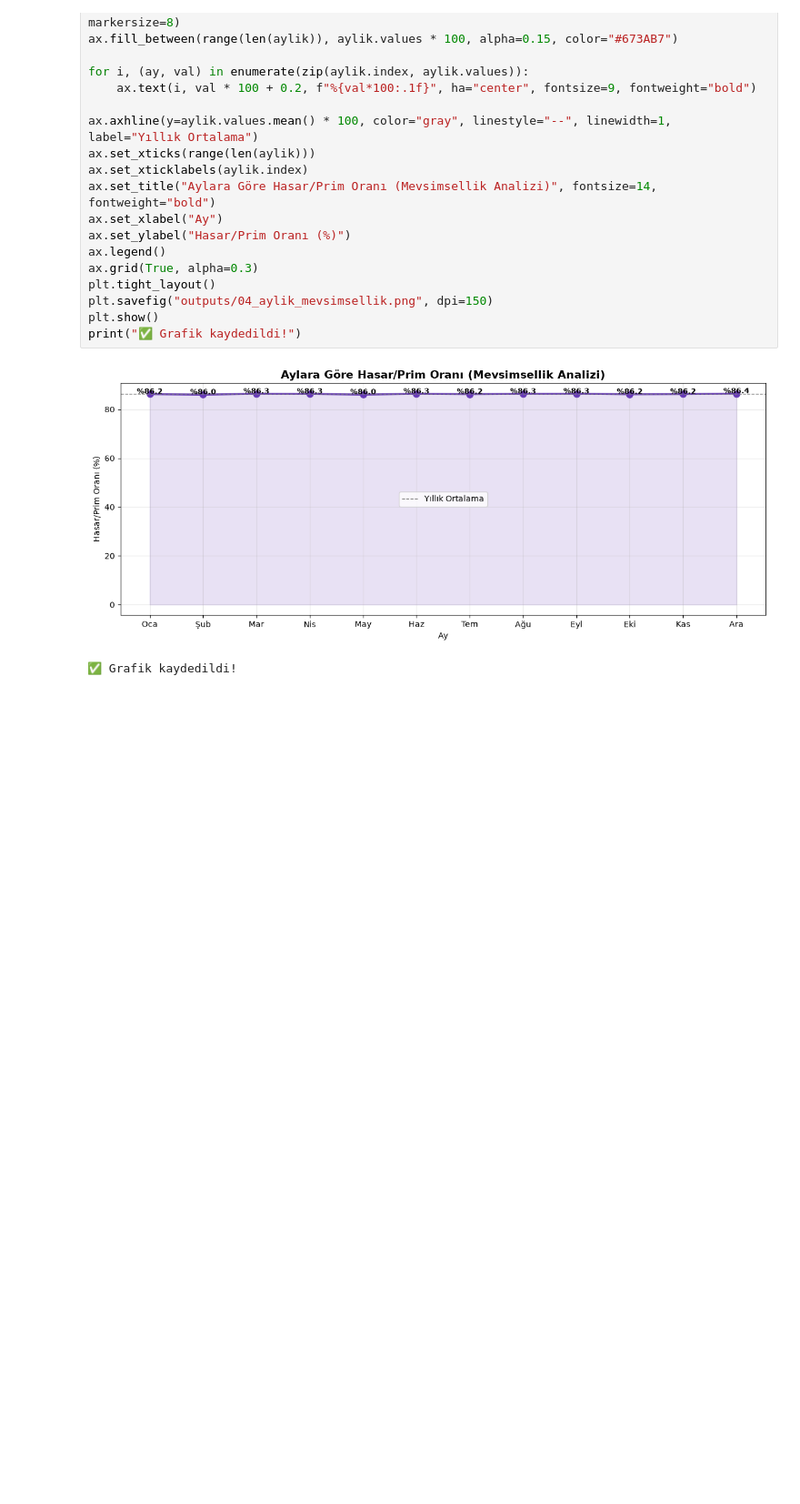
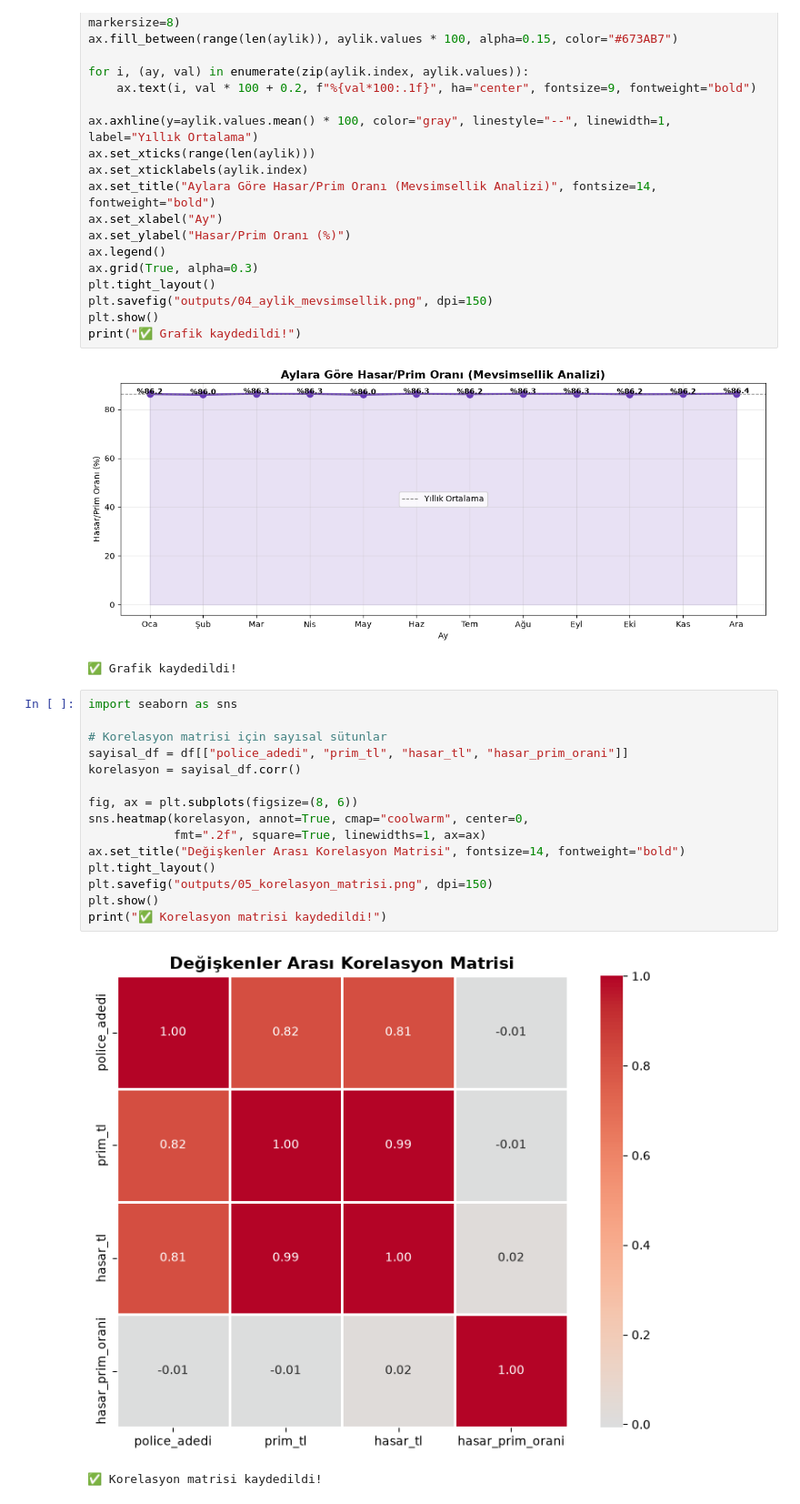
Before and after one commit to elifcakir1875/turkiye-trafik-sigortasi-analizi, a Jupyter notebook: notebooks/01_veri_analizi.ipynb, the cells around one changed output. Shown at 91% size. Saved outputs shown, nothing was run; the diff lists cells and outputs as text; blank space fills up the shorter version.

Commit message:
Korelasyon analizi, requirements.txt ve interaktif grafik eklendi

```diff
--- a/notebooks/01_veri_analizi.ipynb
+++ b/notebooks/01_veri_analizi.ipynb
@@ -318,3 +318,21 @@ print("✅ Grafik kaydedildi!")
 # %% [output]
 [figure]
 ✅ Grafik kaydedildi!
+# %%
+import seaborn as sns
+
+# Korelasyon matrisi için sayısal sütunlar
+sayisal_df = df[["police_adedi", "prim_tl", "hasar_tl", "hasar_prim_orani"]]
+korelasyon = sayisal_df.corr()
+
+fig, ax = plt.subplots(figsize=(8, 6))
+sns.heatmap(korelasyon, annot=True, cmap="coolwarm", center=0,
+            fmt=".2f", square=True, linewidths=1, ax=ax)
+ax.set_title("Değişkenler Arası Korelasyon Matrisi", fontsize=14, fontweight="bold")
+plt.tight_layout()
+plt.savefig("outputs/05_korelasyon_matrisi.png", dpi=150)
+plt.show()
+print("✅ Korelasyon matrisi kaydedildi!")
+# %% [output]
+[figure, added]
+✅ Korelasyon matrisi kaydedildi!
```
Also changed, not shown: parts of 1 cell of this notebook, 4 other files.
